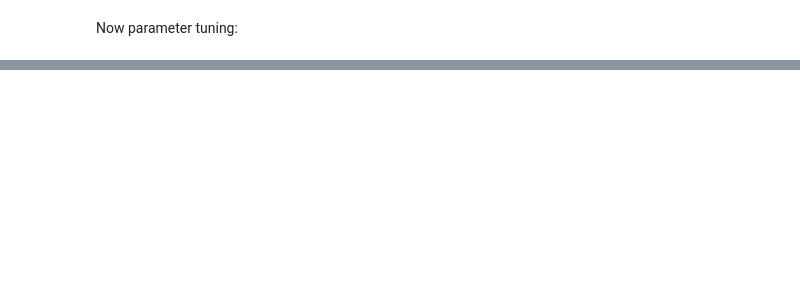
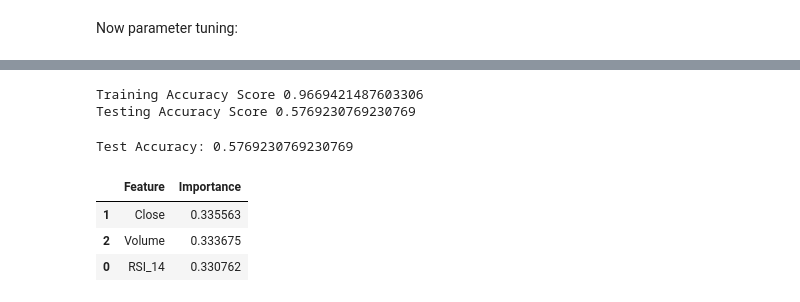
Before and after one commit to Raj-Harshit23/SoC-Automated-Trading, a Jupyter notebook: price_predictor/prediction.ipynb, the cells around one changed output, grey strips where cells are left out. Drawn from its saved outputs; the diff is of its cells as text; code cells hidden in the pictures; blank space fills up the shorter version.

Commit message:
Different models tested

```diff
--- a/price_predictor/prediction.ipynb
+++ b/price_predictor/prediction.ipynb
@@ -388,0 +413,50 @@ predictions
+# %%
+##Just another set of features
+nifty['ma2']=ta.ema(nifty['Close'], length=2)
+nifty['ma5']=ta.ema(nifty['Close'], length=5)
+nifty['ma10']=ta.ema(nifty['Close'], length=10)
+nifty['ma60']=ta.ema(nifty['Close'], length=60)
+nifty['ma120']=ta.ema(nifty['Close'], length=120)
+nifty['ma200']=ta.ema(nifty['Close'], length=200)
+nifty['ma20']=ta.ema(nifty['Close'], length=20)
+nifty['RSI_14'] = ta.rsi(nifty['Close'], length=14)
+
+X= nifty[['ma2','ma5','ma10','Close','Volume','ma60','ma120','ma200','ma20','RSI_14']]
+y = nifty['Target']  # Binary target: 0 for price decrease, 1 for price increase
+# %%
+X=nifty[['RSI_14','Close','Volume']]
+# %%
+X_train, X_test, y_train, y_test = split_data(X, y)
+# %%
+model4 = RandomForestClassifier(n_estimators=900, min_samples_split=9, random_state=6,min_samples_leaf=1,n_jobs=-1)
+model4.fit(X_train, y_train)
+#Training set results
+print("Training Accuracy Score",model4.score(X_train, y_train))
+prediction = model4.predict(X_test)
+prediction = pd.Series(prediction, index=X_test.index)
+print("Testing Accuracy Score",accuracy_score(y_test, prediction))
+# %% [output]
+Training Accuracy Score 0.9669421487603306
+Testing Accuracy Score 0.5769230769230769
+# %%
+# Predict probabilities
+y_proba = model4.predict_proba(X_test)
+
+# Set custom threshold
+threshold = 0.8
+y_pred = (y_proba[:, 1] > threshold).astype(int)
+accuracy = accuracy_score(y_test, y_pred)
+print(f'Test Accuracy: {accuracy}')
+# %% [output]
+Test Accuracy: 0.5769230769230769
+# %%
+#Feature impotance
+importances = model4.feature_importances_
+imp_features = pd.DataFrame({'Feature': X.columns, 'Importance': importances})
+imp_features = imp_features.sort_values(by='Importance', ascending=False)
+imp_features
+# %% [output]
+|  | Feature | Importance |
+| 1 | Close | 0.335563 |
+| 2 | Volume | 0.333675 |
+| 0 | RSI_14 | 0.330762 |
```
Also changed, not shown: parts of 48 cells of this notebook.
